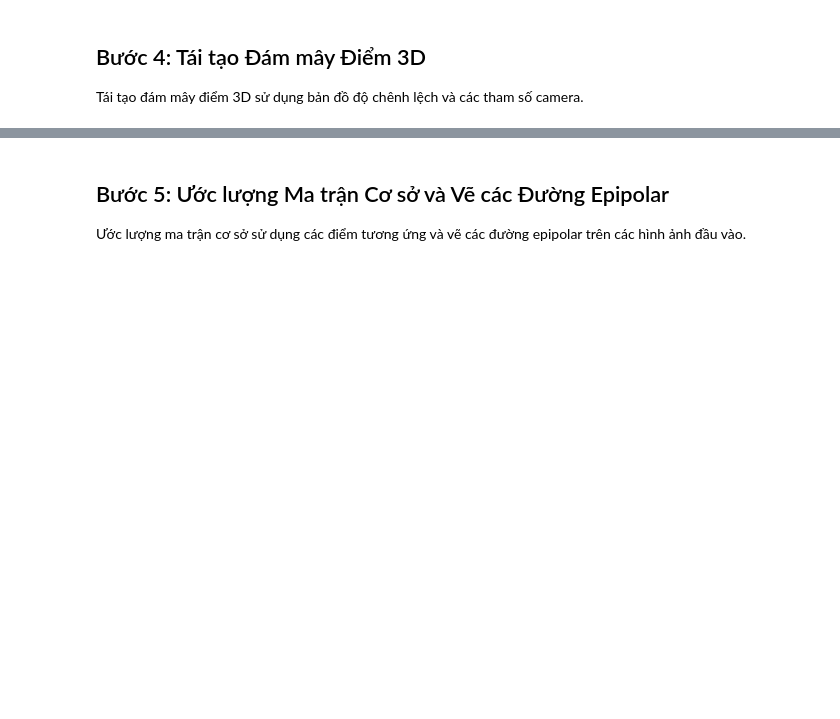
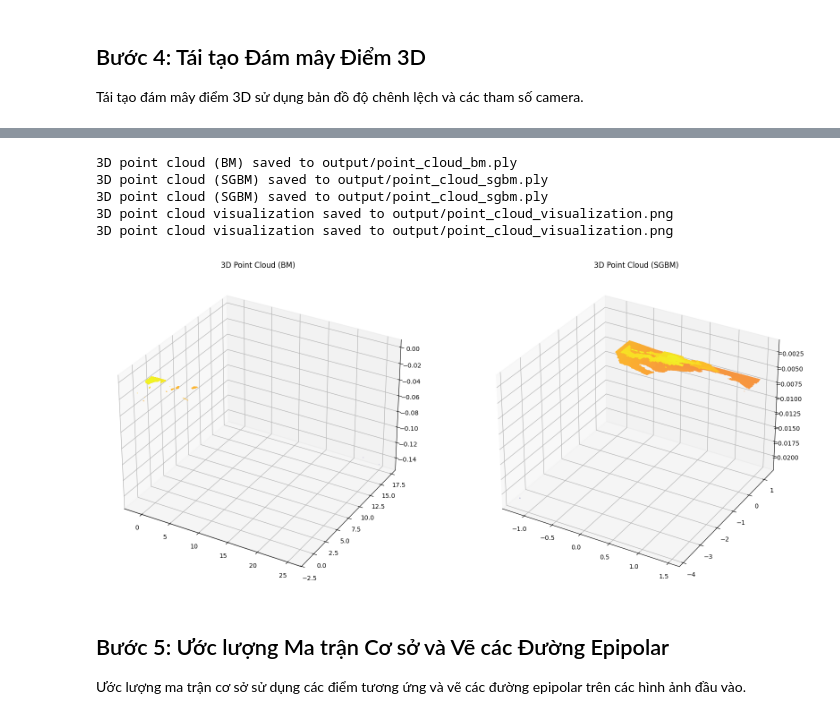
Before and after one commit to hino-hatake/computer-vision, a Jupyter notebook: 3d-reconstruction/stereo-vision.ipynb, the cells around one changed output, grey strips where cells are left out. Drawn from its saved outputs; the diff is of its cells as text; code cells hidden in the pictures; blank space fills up the shorter version.

```diff
--- a/3d-reconstruction/stereo-vision.ipynb
+++ b/3d-reconstruction/stereo-vision.ipynb
@@ -124,3 +86,62 @@ print(f'3D point cloud saved to {output_point_cloud_path}')
+# %%
+# Compute 3D point clouds for BM and SGBM disparity maps
+def save_point_cloud(disparity, output_path):
+    points_3D = cv2.reprojectImageTo3D(disparity, Q)
+    mask = disparity > disparity.min()
+    points_3D = points_3D[mask]
+    with open(output_path, 'w') as f:
+        f.write('ply\n')
+        f.write('format ascii 1.0\n')
+        f.write(f'element vertex {points_3D.shape[0]}\n')
+        f.write('property float x\n')
+        f.write('property float y\n')
+        f.write('property float z\n')
+        f.write('end_header\n')
+        for point in points_3D:
+            f.write(f'{point[0]} {point[1]} {point[2]}\n')
+
+# Save point cloud for BM disparity map
+output_point_cloud_bm_path = 'output/point_cloud_bm.ply'
+save_point_cloud(disparity_bm, output_point_cloud_bm_path)
+print(f'3D point cloud (BM) saved to {output_point_cloud_bm_path}')
+
+# Save point cloud for SGBM disparity map
+output_point_cloud_sgbm_path = 'output/point_cloud_sgbm.ply'
+save_point_cloud(disparity_sgbm, output_point_cloud_sgbm_path)
+print(f'3D point cloud (SGBM) saved to {output_point_cloud_sgbm_path}')
+
+# Visualize and save 3D point clouds for BM and SGBM disparity maps
+fig = plt.figure(figsize=(20, 10))
+
+# BM point cloud
+ax1 = fig.add_subplot(121, projection='3d')
+points_3D_bm = cv2.reprojectImageTo3D(disparity_bm, Q)
+mask_bm = disparity_bm > disparity_bm.min()
+points_3D_bm = points_3D_bm[mask_bm]
+ax1.scatter(points_3D_bm[:, 0], points_3D_bm[:, 1], points_3D_bm[:, 2], s=0.1, c=points_3D_bm[:, 2], cmap='plasma')
+ax1.set_title('3D Point Cloud (BM)')
+
+# SGBM point cloud
+ax2 = fig.add_subplot(122, projection='3d')
+points_3D_sgbm = cv2.reprojectImageTo3D(disparity_sgbm, Q)
+mask_sgbm = disparity_sgbm > disparity_sgbm.min()
+points_3D_sgbm = points_3D_sgbm[mask_sgbm]
+ax2.scatter(points_3D_sgbm[:, 0], points_3D_sgbm[:, 1], points_3D_sgbm[:, 2], s=0.1, c=points_3D_sgbm[:, 2], cmap='plasma')
+ax2.set_title('3D Point Cloud (SGBM)')
+
+# Save visualization as PNG
+output_point_cloud_visualization_path = 'output/point_cloud_visualization.png'
+plt.savefig(output_point_cloud_visualization_path)
+print(f'3D point cloud visualization saved to {output_point_cloud_visualization_path}')
+
+plt.show()
+# %% [output]
+3D point cloud (BM) saved to output/point_cloud_bm.ply
+3D point cloud (SGBM) saved to output/point_cloud_sgbm.ply
+3D point cloud (SGBM) saved to output/point_cloud_sgbm.ply
+3D point cloud visualization saved to output/point_cloud_visualization.png
+3D point cloud visualization saved to output/point_cloud_visualization.png
+[figure, added]
 # %% [markdown]
 ## Bước 5: Ước lượng Ma trận Cơ sở và Vẽ các Đường Epipolar
 Ước lượng ma trận cơ sở sử dụng các điểm tương ứng và vẽ các đường epipolar trên các hình ảnh đầu vào.
```
Also changed, not shown: parts of 3 cells of this notebook, 10 other files.
